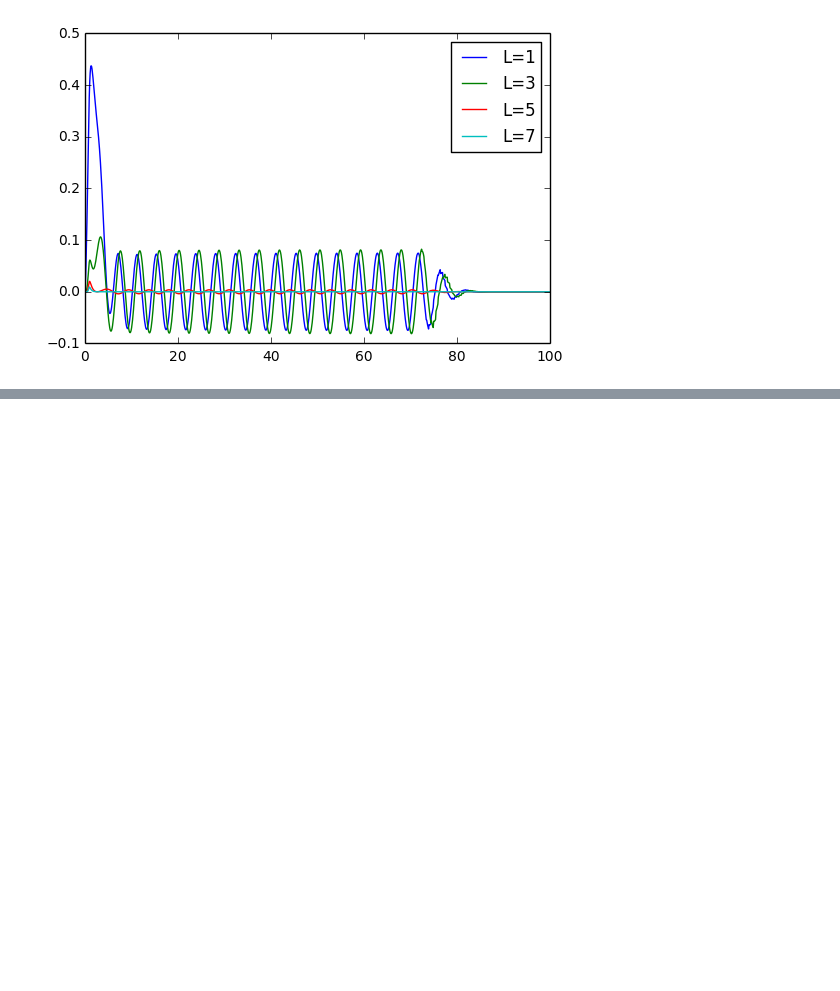
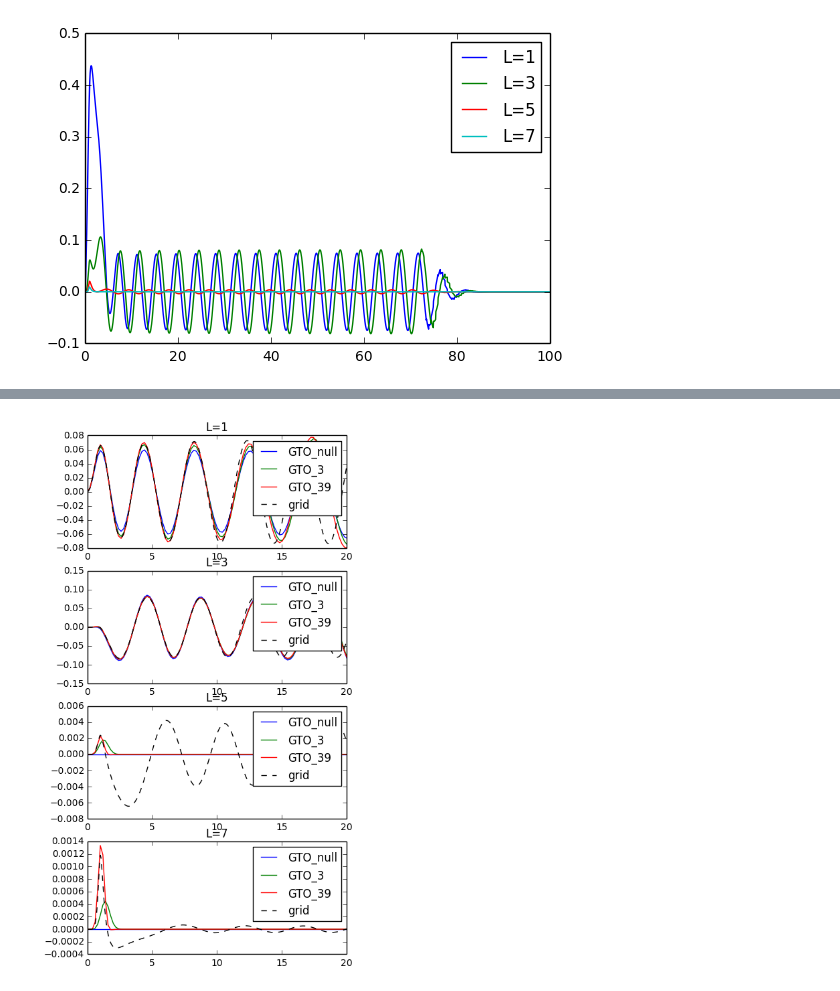
Before and after one commit to ReiMatsuzaki/rescol, a Jupyter notebook: calc/h2plus/driv/rescol_h2plus_driv.ipynb, the cells around one changed output, grey strips where cells are left out. Saved outputs shown, nothing was run; the diff lists cells and outputs as text; code cells hidden in the pictures; blank space fills up the shorter version.

```diff
--- a/calc/h2plus/driv/rescol_h2plus_driv.ipynb
+++ b/calc/h2plus/driv/rescol_h2plus_driv.ipynb
@@ -45,0 +60,17 @@ plt.plot(df_psi1["r"], df_psi1["re_1"])
+# %%
+base = "../../../../cbasis/calc/h2plus/add_s_on_H_l/out/"
+df_psi_gto = pd.read_csv(base + "null.psi.csv", index_col=None)
+df_psi_gto_3 = pd.read_csv(base + "3.psi.csv", index_col=None)
+df_psi_gto_39 = pd.read_csv(base + "3_9.psi.csv", index_col=None)
+fig, axes = plt.subplots(4,1)
+fig.set_size_inches(5, 10)
+for (L,ax) in zip([1,3,5,7], axes):
+    ax.set_title("L={0}".format(L))
+    ax.set_xlim(0, 20)
+    ax.plot(df_psi_gto["r"], -df_psi_gto["im_{0}".format(L)],      label="GTO_null")
+    ax.plot(df_psi_gto_3["r"], -df_psi_gto_3["im_{0}".format(L)],  label="GTO_3")
+    ax.plot(df_psi_gto_39["r"], -df_psi_gto_39["im_{0}".format(L)],label="GTO_39")
+    ax.plot(df_psi1["r"],    df_psi1["im_{0}".format(L)], "k--", label="grid")
+    ax.legend()
+# %% [output]
+[figure, added]
```
Also changed, not shown: parts of 6 cells of this notebook, 7 other files.
